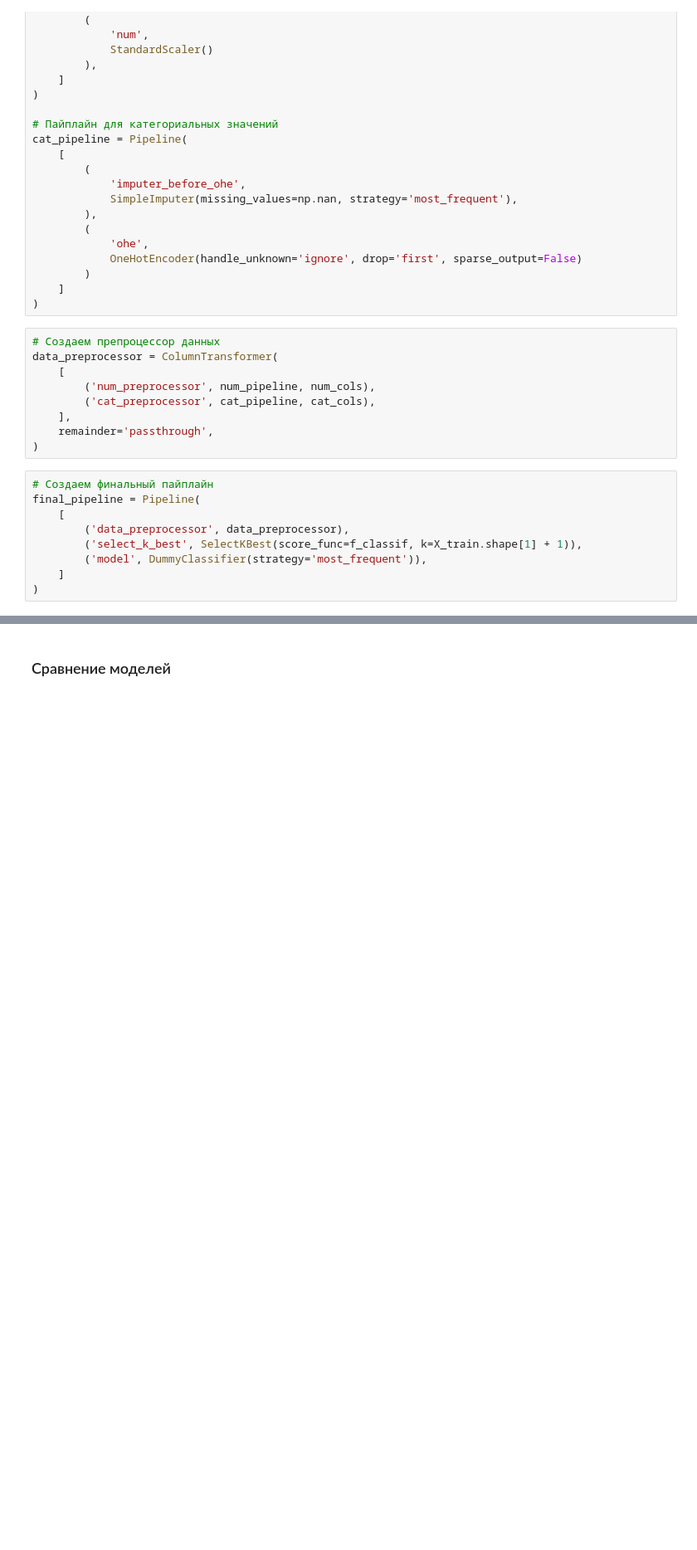
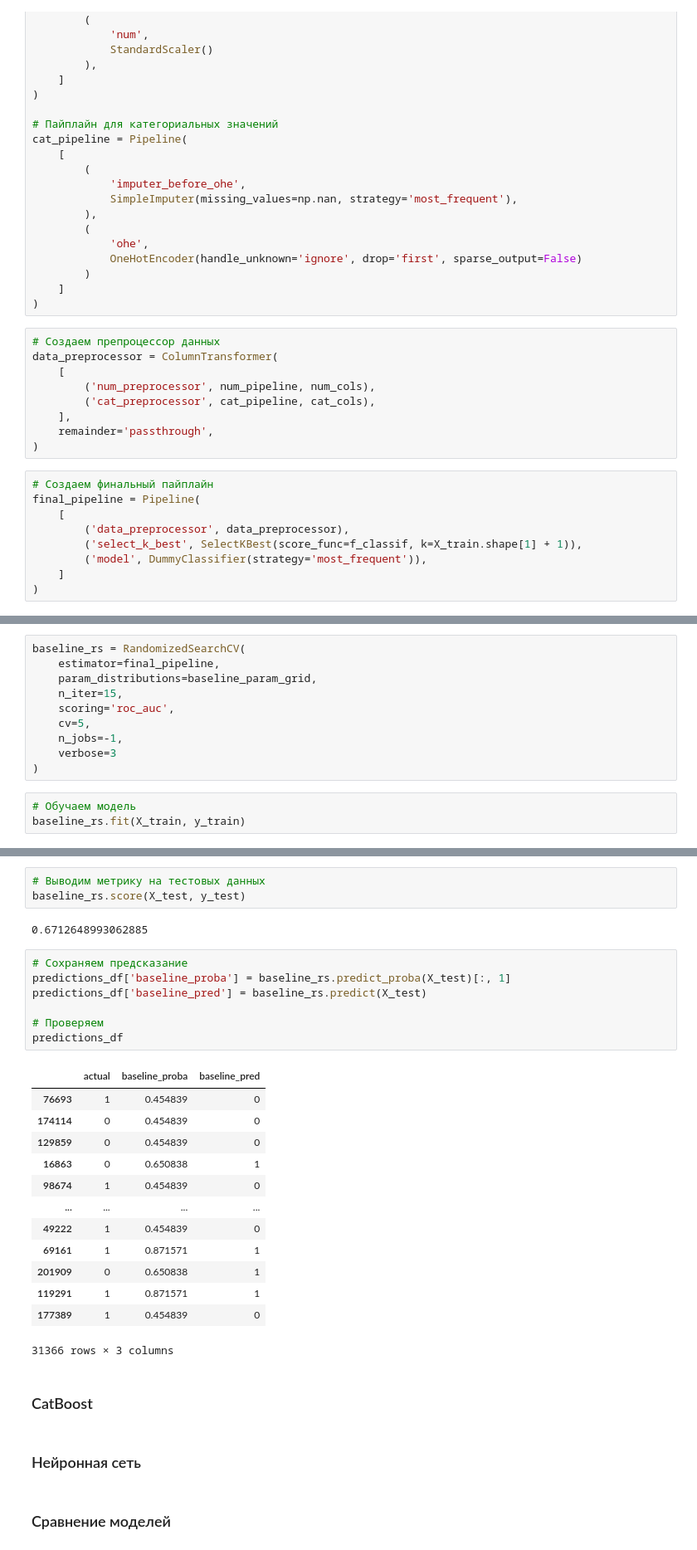
Before and after one commit to Moncervers/car_accident_prediction, a Jupyter notebook: project_notebook.ipynb, the cells around one changed output, grey strips where cells are left out. Shown at 83% size. Saved outputs shown, nothing was run; the diff lists cells and outputs as text; blank space fills up the shorter version.

Commit message:
Finished baseline model

```diff
--- a/project_notebook.ipynb
+++ b/project_notebook.ipynb
@@ -1226,0 +1273,13 @@ final_pipeline = Pipeline(
+# %%
+baseline_rs = RandomizedSearchCV(
+    estimator=final_pipeline,
+    param_distributions=baseline_param_grid,
+    n_iter=15,
+    scoring='roc_auc',
+    cv=5,
+    n_jobs=-1,
+    verbose=3
+)
+# %%
+# Обучаем модель
+baseline_rs.fit(X_train, y_train)
@@ -1227,3 +1305,33 @@ final_pipeline = Pipeline(
+# %%
+# Выводим метрику на тестовых данных
+baseline_rs.score(X_test, y_test)
+# %% [output]
+0.6712648993062885
+# %%
+# Сохраняем предсказание
+predictions_df['baseline_proba'] = baseline_rs.predict_proba(X_test)[:, 1]
+predictions_df['baseline_pred'] = baseline_rs.predict(X_test)
+
+# Проверяем
+predictions_df
+# %% [output]
+|  | actual | baseline_proba | baseline_pred |
+| 76693 | 1 | 0.454839 | 0 |
+| 174114 | 0 | 0.454839 | 0 |
+| 129859 | 0 | 0.454839 | 0 |
+| 16863 | 0 | 0.650838 | 1 |
+| 98674 | 1 | 0.454839 | 0 |
+| ... | ... | ... | ... |
+| 49222 | 1 | 0.454839 | 0 |
+| 69161 | 1 | 0.871571 | 1 |
+| 201909 | 0 | 0.650838 | 1 |
+| 119291 | 1 | 0.871571 | 1 |
+| 177389 | 1 | 0.454839 | 0 |
+31366 rows × 3 columns
+# %% [markdown]
+### CatBoost
+# %% [markdown]
+### Нейронная сеть
 # %% [markdown]
 ### Сравнение моделей
 # %% [markdown]
```
Also changed, not shown: parts of 6 cells of this notebook.
